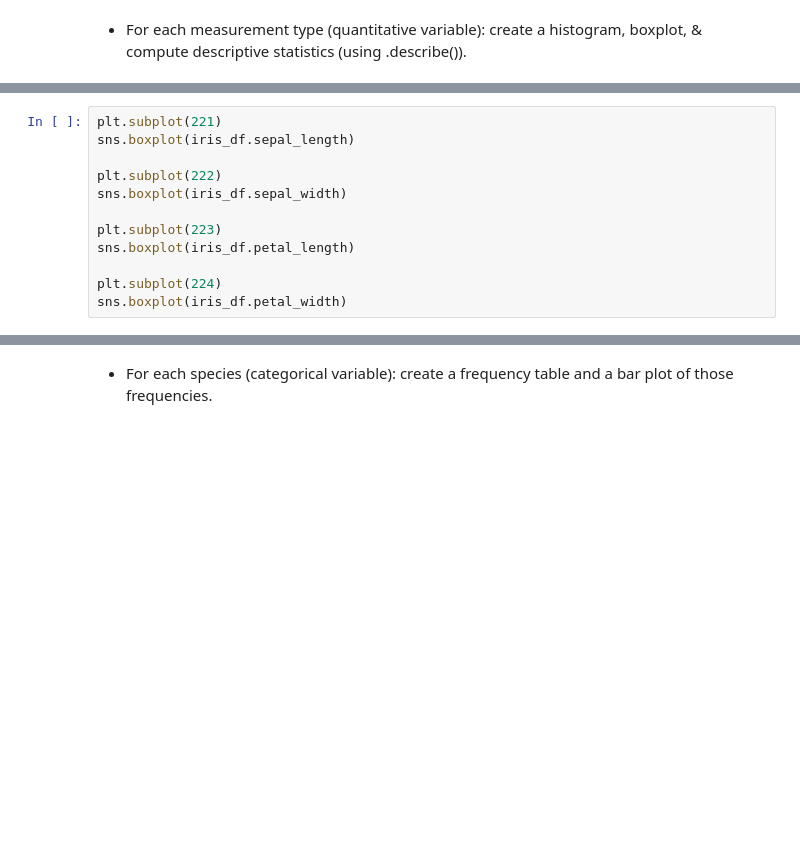
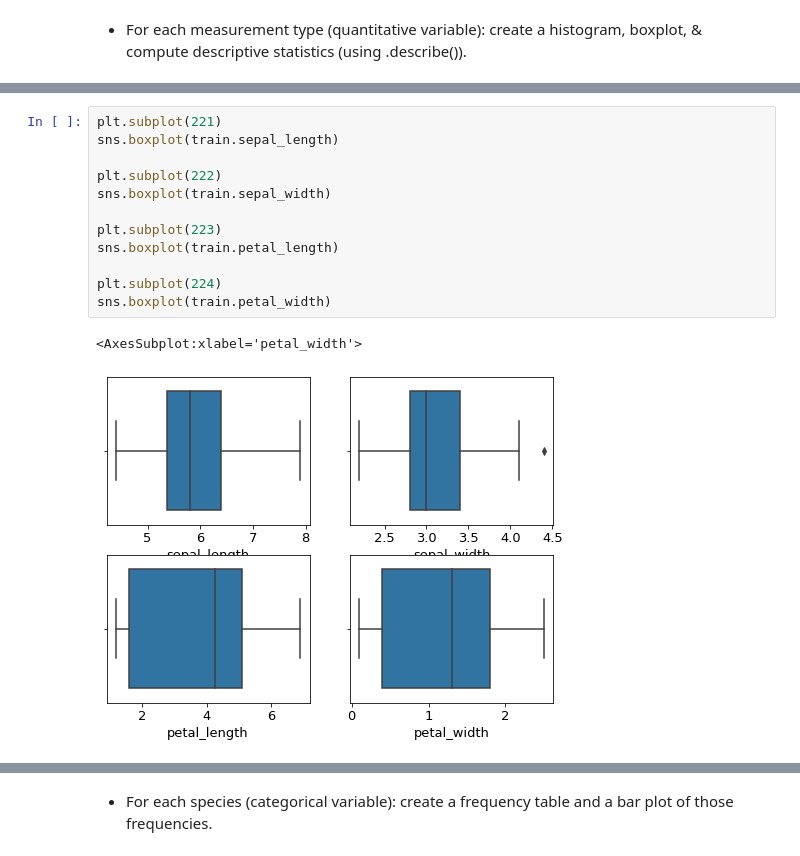
Before and after one commit to Jason-R-Turner/classification-exercises, a Jupyter notebook: classification_exercises.ipynb, the cells around one changed output, grey strips where cells are left out. Saved outputs shown, nothing was run; the diff lists cells and outputs as text; blank space fills up the shorter version.

```diff
--- a/classification_exercises.ipynb
+++ b/classification_exercises.ipynb
@@ -1034,13 +1017,16 @@ sns.histplot(iris_df.petal_width)
 # %%
 plt.subplot(221)
-sns.boxplot(iris_df.sepal_length)
+sns.boxplot(train.sepal_length)
 
 plt.subplot(222)
-sns.boxplot(iris_df.sepal_width)
+sns.boxplot(train.sepal_width)
 
 plt.subplot(223)
-sns.boxplot(iris_df.petal_length)
+sns.boxplot(train.petal_length)
 
 plt.subplot(224)
-sns.boxplot(iris_df.petal_width)
+sns.boxplot(train.petal_width)
+# %% [output]
+<AxesSubplot:xlabel='petal_width'>
+[figure, added]
 # %%
```
Also changed, not shown: parts of 36 cells of this notebook, 1 other file.
